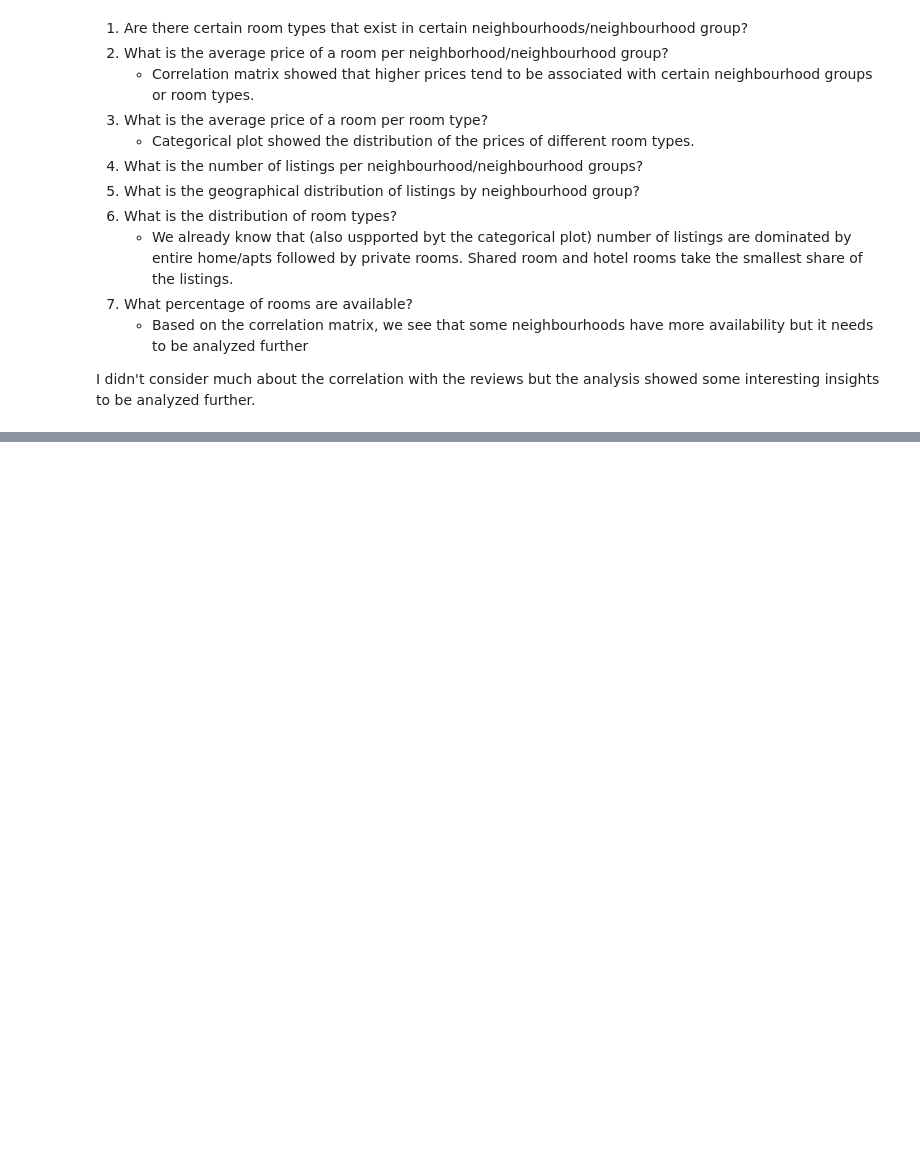
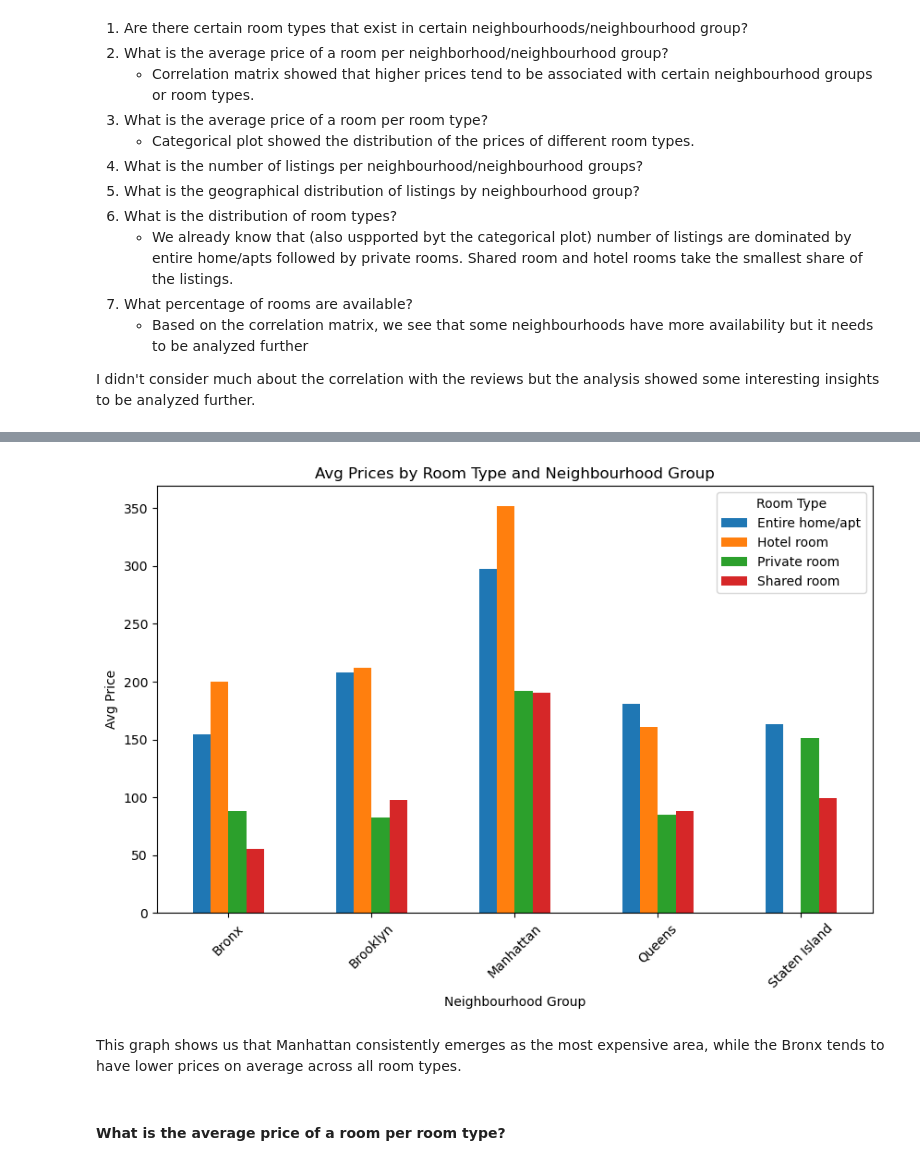
Before and after one commit to slcnyrnc/2023-NYC-Airbnb-Analysis, a Jupyter notebook: 03.Scripts/6.2 Exploring Relationships.ipynb, the cells around one changed output, grey strips where cells are left out. Cells and saved outputs as stored; diff of their text form; code cells hidden in the pictures; blank space fills up the shorter version.

```diff
--- a/03.Scripts/6.2 Exploring Relationships.ipynb
+++ b/03.Scripts/6.2 Exploring Relationships.ipynb
@@ -322,0 +400,27 @@ I didn't consider much about the correlation with the reviews but the analysis s
+# %%
+# Creating a bar chart to see the distribution of avg prices by the room types and neighbourhood
+
+# Group by 'Neighbourhood Group' and 'Room Type', then calculate the average price
+avg_price = df_3.groupby(['Neighbourhood Group', 'Room Type'])['Price'].mean().reset_index(name='Avg Price')
+
+# Pivot the data for plotting
+pivot_df = avg_price.pivot(index='Neighbourhood Group', columns='Room Type', values='Avg Price')
+
+# Plotting the bar chart
+ax = pivot_df.plot(kind='bar', figsize=(10, 6))
+
+# Customize the plot
+plt.xlabel('Neighbourhood Group')
+plt.ylabel('Avg Price')
+plt.title('Avg Prices by Room Type and Neighbourhood Group')
+plt.xticks(rotation=45)
+plt.legend(title='Room Type')
+
+# Show plot
+plt.show()
+# %% [output]
+[figure, added]
+# %% [markdown]
+This graph shows us that Manhattan consistently emerges as the most expensive area, while the Bronx tends to have lower prices on average across all room types.
+# %% [markdown]
+#### What is the average price of a room per room type?
```
Also changed, not shown: parts of 17 cells of this notebook, 12 other files.
